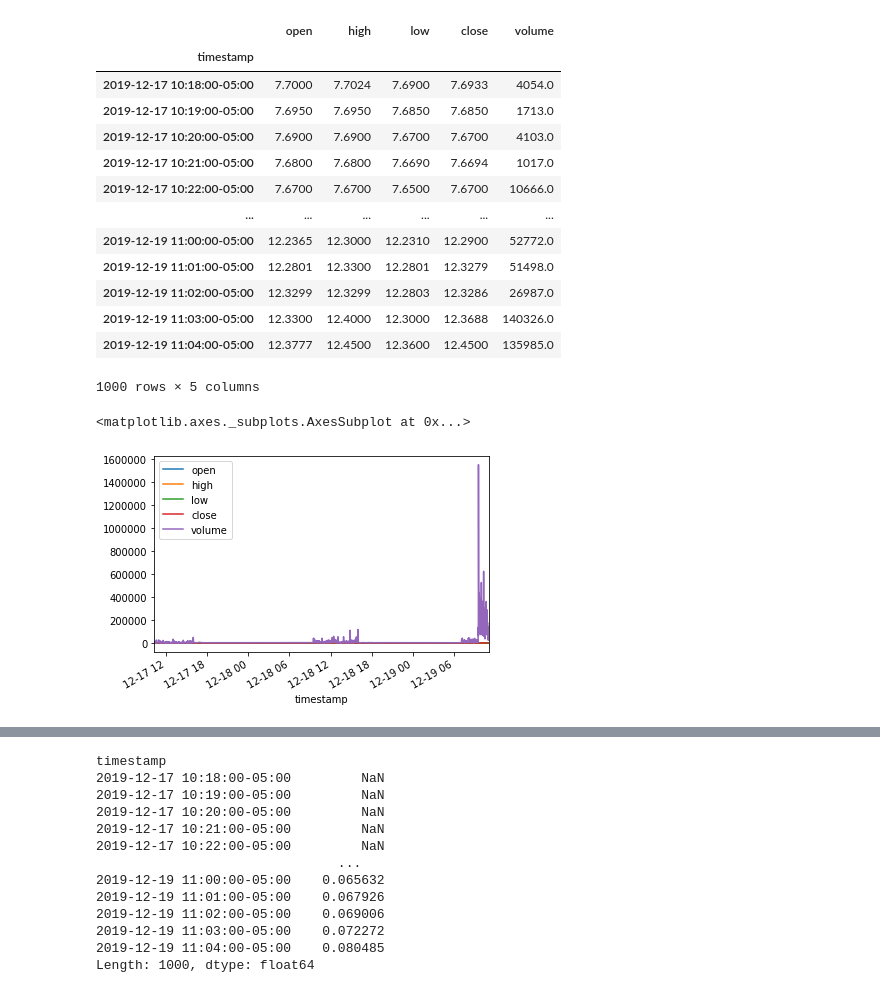
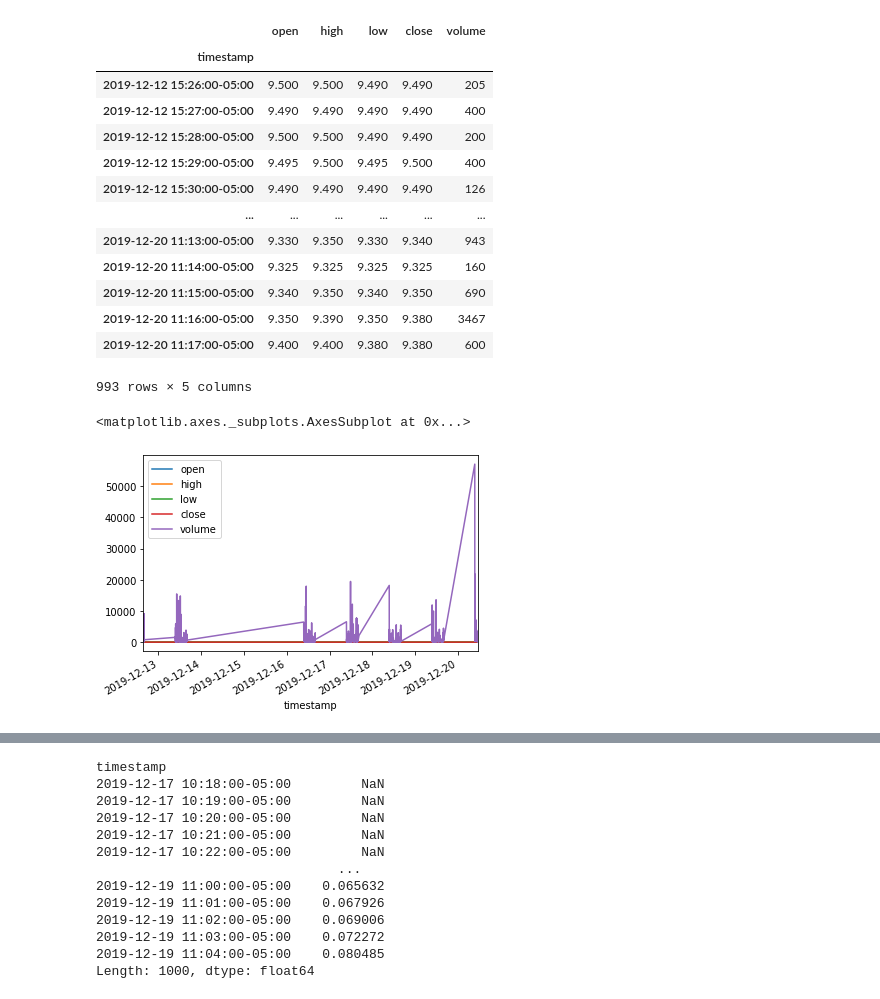
Before and after one commit to amor71/LiuAlgoTrader, a Jupyter notebook: macd buy signal.ipynb, the cells around one changed output, grey strips where cells are left out. Drawn from its saved outputs; the diff is of its cells as text; code cells hidden in the pictures.

```diff
--- a/macd buy signal.ipynb
+++ b/macd buy signal.ipynb
@@ -20,26 +20,26 @@ api = tradeapi.REST(
 session = requests.session()
 # %%
 minute_history = api.polygon.historic_agg_v2(
-    'RAD', 1, 'minute', _from = date.today() - timedelta(days=10), to=date.today() + timedelta(days=1), limit=1000).df
+    'OPTN', 1, 'minute', _from = date.today() - timedelta(days=10), to=date.today() + timedelta(days=1), limit=1000).df
 # %%
-minute_history[:1000]
+minute_history[:993]
 # %% [output]
 |  | open | high | low | close | volume |
 | timestamp |  |  |  |  |  |
-| 2019-12-17 10:18:00-05:00 | 7.7000 | 7.7024 | 7.6900 | 7.6933 | 4054.0 |
-| 2019-12-17 10:19:00-05:00 | 7.6950 | 7.6950 | 7.6850 | 7.6850 | 1713.0 |
-| 2019-12-17 10:20:00-05:00 | 7.6900 | 7.6900 | 7.6700 | 7.6700 | 4103.0 |
-| 2019-12-17 10:21:00-05:00 | 7.6800 | 7.6800 | 7.6690 | 7.6694 | 1017.0 |
-| 2019-12-17 10:22:00-05:00 | 7.6700 | 7.6700 | 7.6500 | 7.6700 | 10666.0 |
+| 2019-12-12 15:26:00-05:00 | 9.500 | 9.500 | 9.490 | 9.490 | 205 |
+| 2019-12-12 15:27:00-05:00 | 9.490 | 9.490 | 9.490 | 9.490 | 400 |
+| 2019-12-12 15:28:00-05:00 | 9.500 | 9.500 | 9.490 | 9.490 | 200 |
+| 2019-12-12 15:29:00-05:00 | 9.495 | 9.500 | 9.495 | 9.500 | 400 |
+| 2019-12-12 15:30:00-05:00 | 9.490 | 9.490 | 9.490 | 9.490 | 126 |
 | ... | ... | ... | ... | ... | ... |
-| 2019-12-19 11:00:00-05:00 | 12.2365 | 12.3000 | 12.2310 | 12.2900 | 52772.0 |
-| 2019-12-19 11:01:00-05:00 | 12.2801 | 12.3300 | 12.2801 | 12.3279 | 51498.0 |
-| 2019-12-19 11:02:00-05:00 | 12.3299 | 12.3299 | 12.2803 | 12.3286 | 26987.0 |
-| 2019-12-19 11:03:00-05:00 | 12.3300 | 12.4000 | 12.3000 | 12.3688 | 140326.0 |
-| 2019-12-19 11:04:00-05:00 | 12.3777 | 12.4500 | 12.3600 | 12.4500 | 135985.0 |
+| 2019-12-20 11:13:00-05:00 | 9.330 | 9.350 | 9.330 | 9.340 | 943 |
+| 2019-12-20 11:14:00-05:00 | 9.325 | 9.325 | 9.325 | 9.325 | 160 |
+| 2019-12-20 11:15:00-05:00 | 9.340 | 9.350 | 9.340 | 9.350 | 690 |
+| 2019-12-20 11:16:00-05:00 | 9.350 | 9.390 | 9.350 | 9.380 | 3467 |
+| 2019-12-20 11:17:00-05:00 | 9.400 | 9.400 | 9.380 | 9.380 | 600 |
-1000 rows × 5 columns
+993 rows × 5 columns
 # %%
-minute_history[:1000].plot.line()
+minute_history[:993].plot.line()
 # %% [output]
 <matplotlib.axes._subplots.AxesSubplot at 0x...>
-[figure, old version]
+[figure, new version]
```
Also changed, not shown: parts of 3 cells of this notebook, 1 other file.
